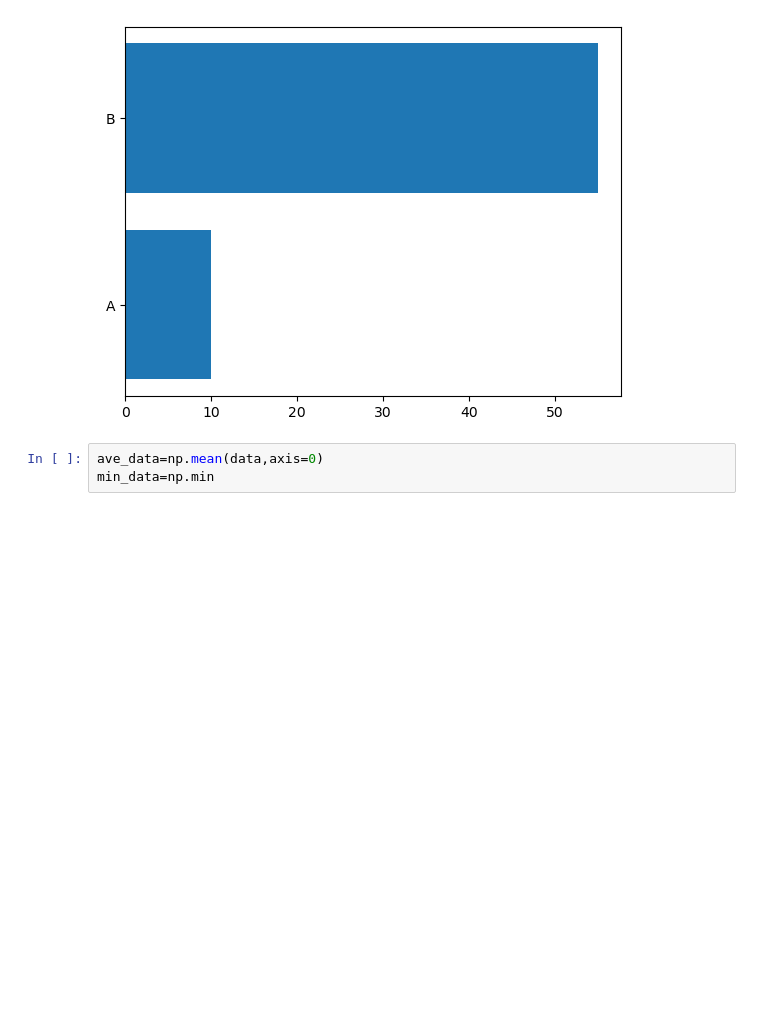
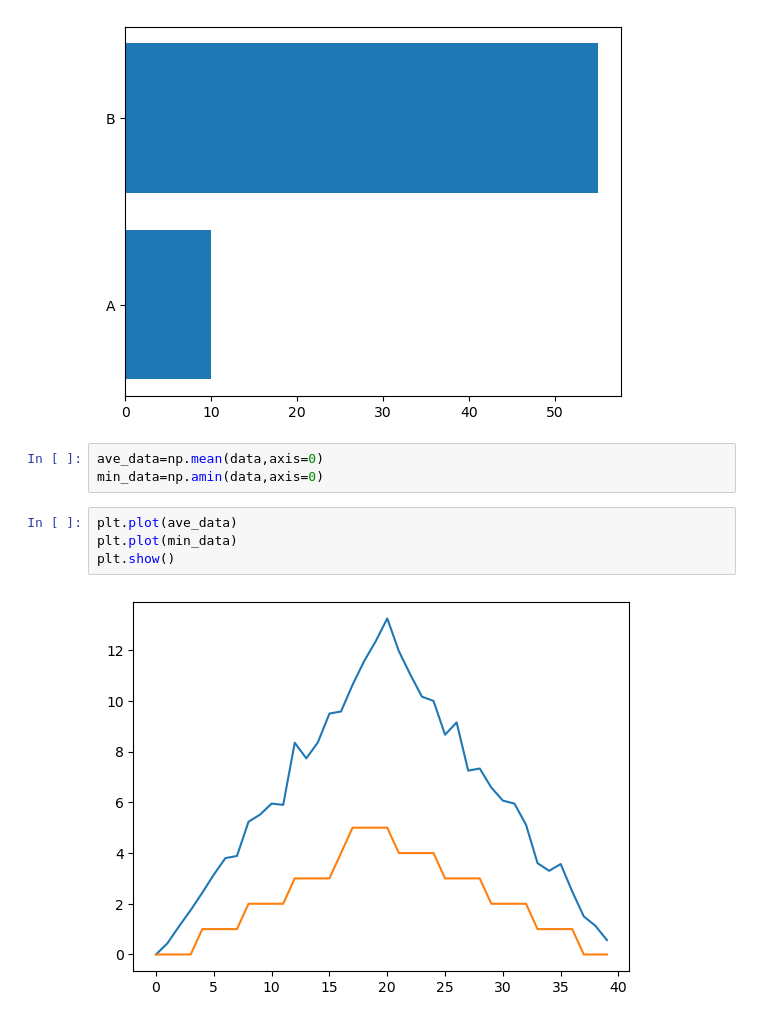
Before and after one commit to 4TUResearchData-Carpentries/gitautopush-sandbox, a Jupyter notebook: Python_day1.ipynb, the cells around one changed output. Saved outputs shown, nothing was run; the diff lists cells and outputs as text; blank space fills up the shorter version.

```diff
--- a/Python_day1.ipynb
+++ b/Python_day1.ipynb
@@ -400,4 +400,10 @@ plt.show()
 [figure]
 # %%
 ave_data=np.mean(data,axis=0)
-min_data=np.min
+min_data=np.amin(data,axis=0)
+# %%
+plt.plot(ave_data)
+plt.plot(min_data)
+plt.show()
+# %% [output]
+[figure, added]
```
Also changed, not shown: parts of 1 cell of this notebook.
